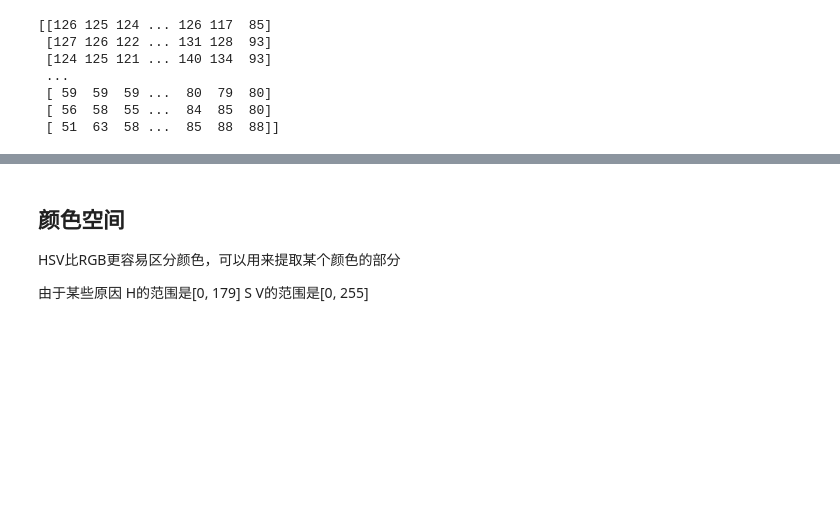
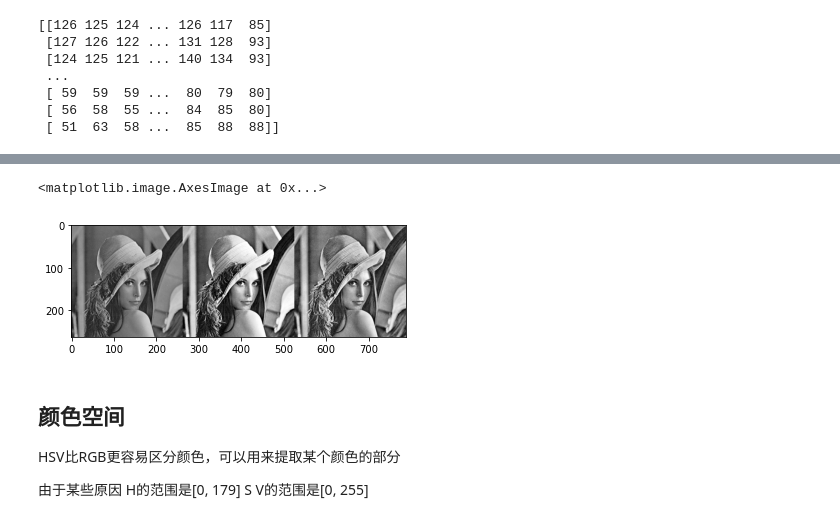
Before and after one commit to doubleZ0108/Computer-Vision-PKU, a Jupyter notebook: docs/opencv/opencv-study.ipynb, the cells around one changed output, grey strips where cells are left out. Cells and saved outputs as stored; diff of their text form; code cells hidden in the pictures; blank space fills up the shorter version.

```diff
--- a/docs/opencv/opencv-study.ipynb
+++ b/docs/opencv/opencv-study.ipynb
@@ -121,3 +152,11 @@ print(b)
+# %%
+# 自适应均衡化（对每个小区域单独进行适应）
+clahe = cv2.createCLAHE(clipLimit=2.0, tileGridSize=(8,8))
+cl = clahe.apply(gray)
+plt.imshow(np.hstack((gray, equ, cl)), cmap='gray')
+# %% [output]
+<matplotlib.image.AxesImage at 0x...>
+[figure, added]
 # %% [markdown]
 ## 颜色空间
 
```
Also changed, not shown: parts of 4 cells of this notebook.
